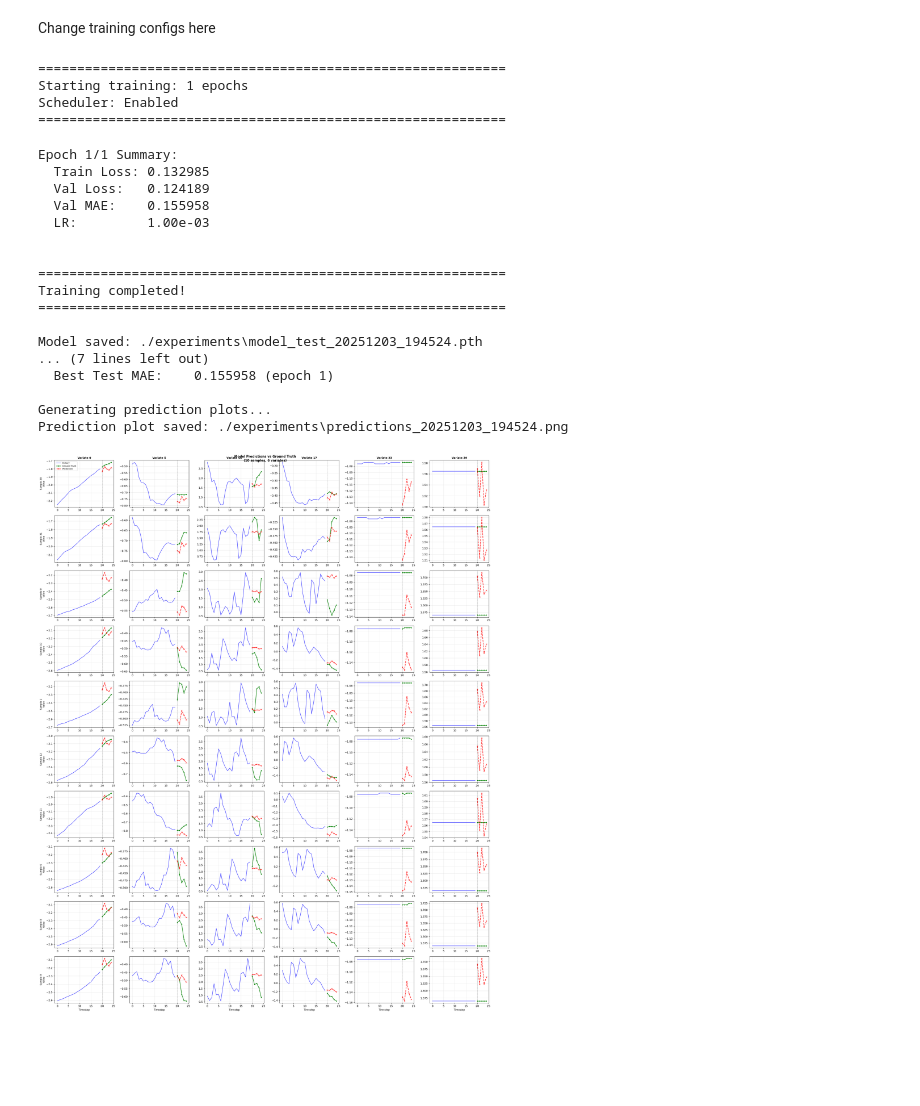
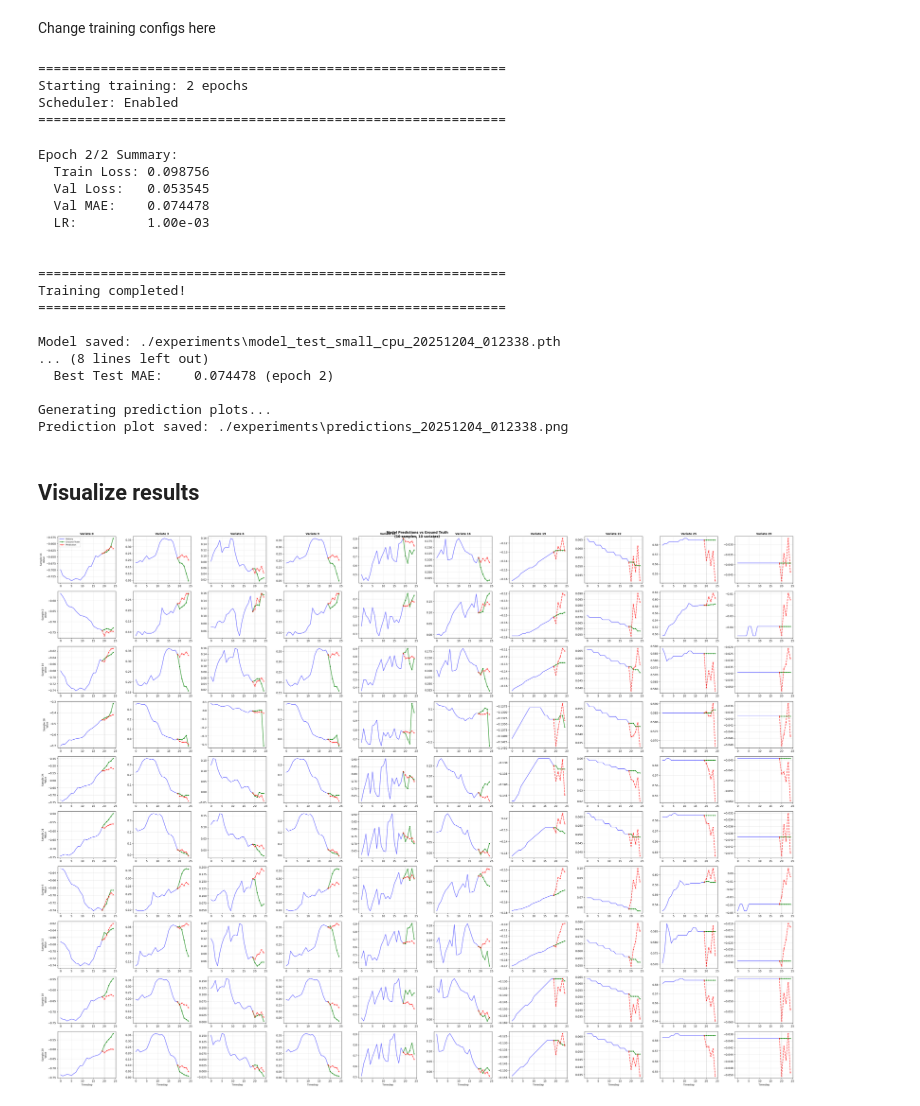
Before and after one commit to ADnocap/Crossview-Attention, a Jupyter notebook: train_model.ipynb, the cells around one changed output. Saved outputs shown, nothing was run; the diff lists cells and outputs as text; code cells hidden in the pictures; blank space fills up the shorter version.

Commit message:
added visualization functions in utils

```diff
--- a/train_model.ipynb
+++ b/train_model.ipynb
@@ -97,13 +98,13 @@ Trainable parameters: 584,047
 Change training configs here
 # %%
 history = trainer.train(
-    num_epochs=1,                           # Number of training epochs
+    num_epochs=2,                            # Number of training epochs
     use_scheduler=True,                      # Enable ReduceLROnPlateau scheduler
     scheduler_factor=0.5,                    # LR reduction factor (new_lr = lr * factor)
     scheduler_patience=1,                    # Epochs to wait before reducing LR
     save_dir='./experiments',                # Directory to save models and metrics
     save_metrics=True,                       # Save training metrics as JSON
-    experiment_name='test',         # Name for this experiment (used in filenames)
+    experiment_name='test_small_cpu',                  # Name for this experiment (used in filenames)
     results_file='all_experiments.json',     # Shared file for all experiments (None for individual files)
     append_results=True,                     # Append to results_file (False to overwrite)
     plot_predictions=True,                   # Generate prediction plots at end of training
@@ -112,13 +113,13 @@ history = trainer.train(
 )
 # %% [output]
 ============================================================
-Starting training: 1 epochs
+Starting training: 2 epochs
 Scheduler: Enabled
 ============================================================
-Epoch 1/1 Summary:
-  Train Loss: 0.132985
-  Val Loss:   0.124189
-  Val MAE:    0.155958
+Epoch 2/2 Summary:
+  Train Loss: 0.098756
+  Val Loss:   0.053545
+  Val MAE:    0.074478
   LR:         1.00e-03
 
 
@@ -126,20 +127,22 @@ Epoch 1/1 Summary:
 Training completed!
 ============================================================
 
-Model saved: ./experiments\model_test_20251203_194524.pth
-... (7 lines left out)
-  Best Test MAE:    0.155958 (epoch 1)
+Model saved: ./experiments\model_test_small_cpu_20251204_012338.pth
+... (8 lines left out)
+  Best Test MAE:    0.074478 (epoch 2)
 
 Generating prediction plots...
-Prediction plot saved: ./experiments\predictions_20251203_194524.png
+Prediction plot saved: ./experiments\predictions_20251204_012338.png
+# %% [markdown]
+## Visualize results
 # %%
 visualize_predictions(
     model=model,
     data_loader=test_loader,
     device='cpu',
     num_samples=10,
-    num_variates=6,
+    num_variates=10,
     save_path=None
 )
 # %% [output]
-[figure, old version]
+[figure, new version]
```
Also changed, not shown: parts of 3 cells of this notebook, 7 other files.
